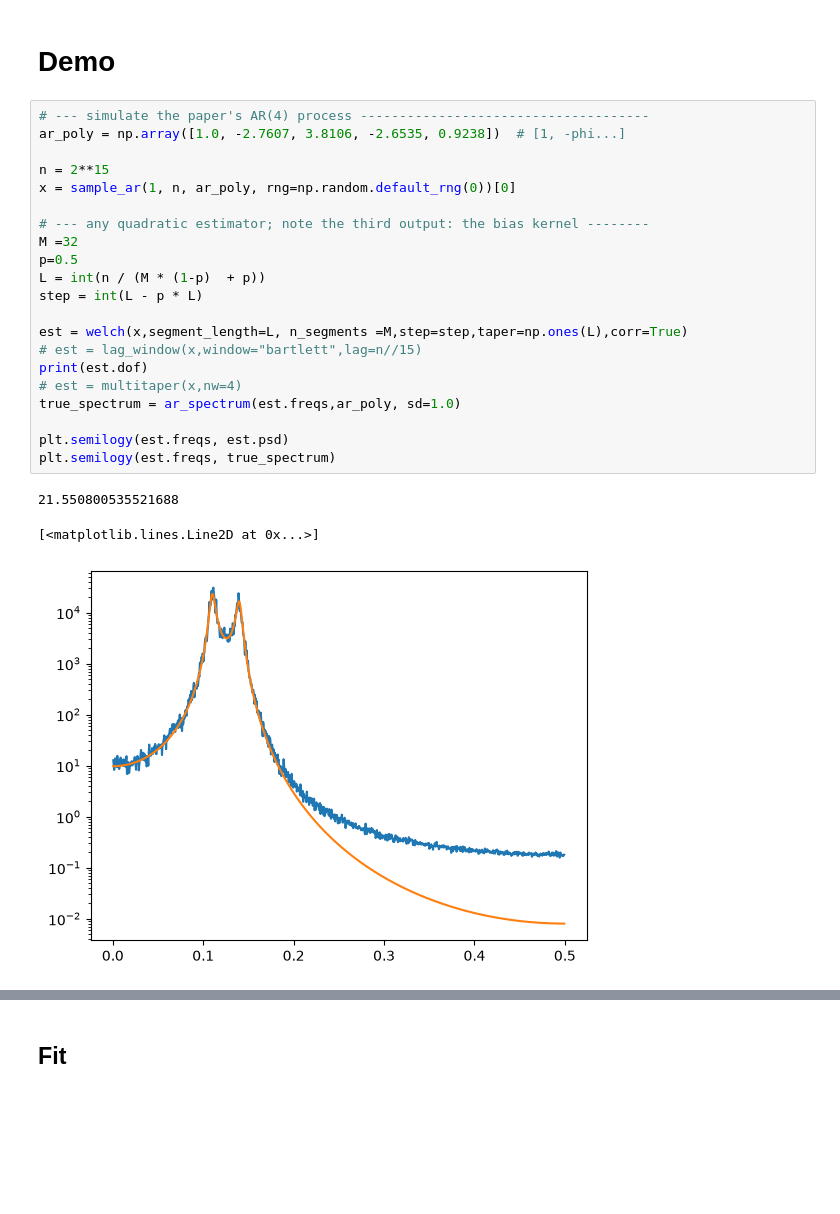
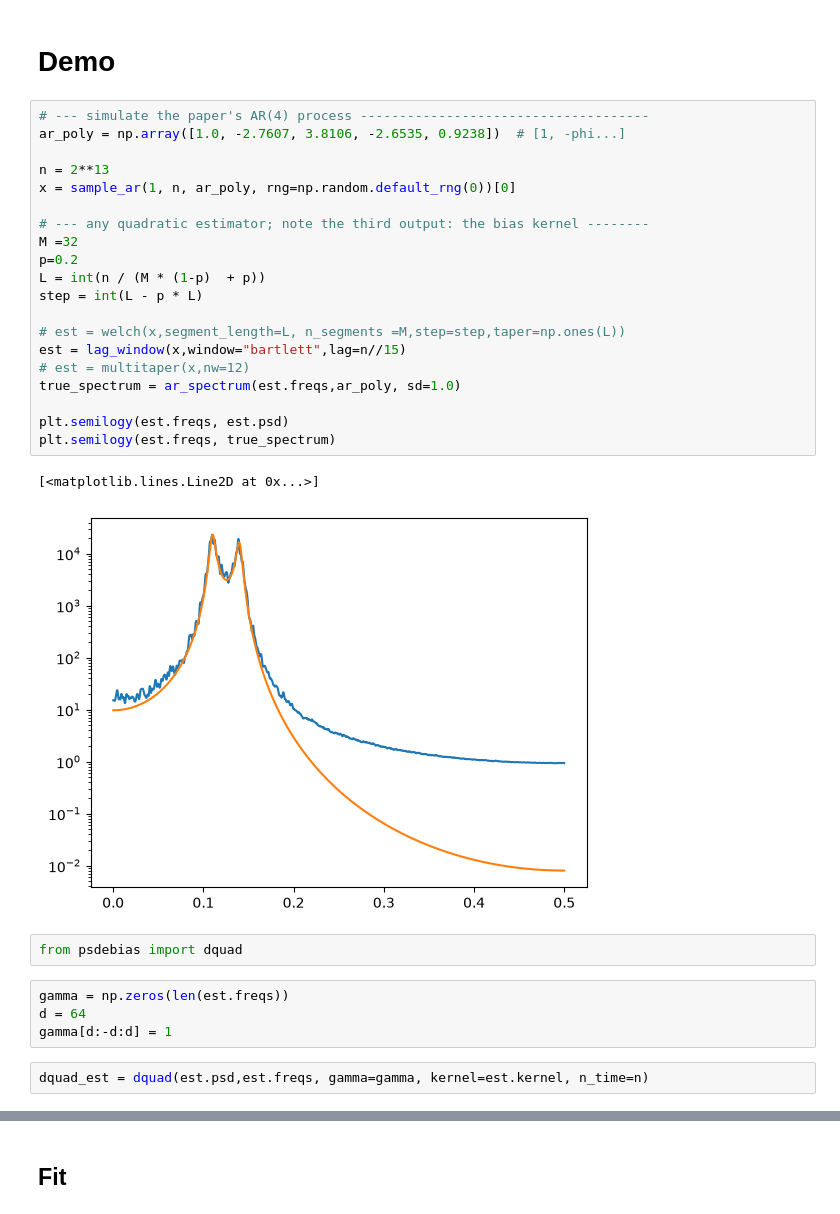
Before and after one commit to marcus-dyson/PSDebias, a Jupyter notebook: notebooks/demo.ipynb, the cells around one changed output, grey strips where cells are left out. Drawn from its saved outputs; the diff is of its cells as text; blank space fills up the shorter version.

```diff
--- a/notebooks/demo.ipynb
+++ b/notebooks/demo.ipynb
@@ -14,25 +14,31 @@ def print_mse_bias_var(est, truth):
 # %%
 # --- simulate the paper's AR(4) process -------------------------------------
 ar_poly = np.array([1.0, -2.7607, 3.8106, -2.6535, 0.9238])  # [1, -phi...]
 
-n = 2**15
+n = 2**13
 x = sample_ar(1, n, ar_poly, rng=np.random.default_rng(0))[0]
 
 # --- any quadratic estimator; note the third output: the bias kernel --------
 M =32
-p=0.5
+p=0.2
 L = int(n / (M * (1-p)  + p))
 step = int(L - p * L)
 
-est = welch(x,segment_length=L, n_segments =M,step=step,taper=np.ones(L),corr=True)
-# est = lag_window(x,window="bartlett",lag=n//15)
-print(est.dof)
-# est = multitaper(x,nw=4)
+# est = welch(x,segment_length=L, n_segments =M,step=step,taper=np.ones(L))
+est = lag_window(x,window="bartlett",lag=n//15)
+# est = multitaper(x,nw=12)
 true_spectrum = ar_spectrum(est.freqs,ar_poly, sd=1.0)
 
 plt.semilogy(est.freqs, est.psd)
 plt.semilogy(est.freqs, true_spectrum)
 # %% [output]
-21.550800535521688
+[<matplotlib.lines.Line2D at 0x...>]
-[<matplotlib.lines.Line2D at 0x...>]
-[figure, old version]
+[figure, new version]
+# %%
+from psdebias import dquad
+# %%
+gamma = np.zeros(len(est.freqs))
+d = 64
+gamma[d:-d:d] = 1
+# %%
+dquad_est = dquad(est.psd,est.freqs, gamma=gamma, kernel=est.kernel, n_time=n)
```
Also changed, not shown: parts of 12 cells of this notebook, 9 other files.
